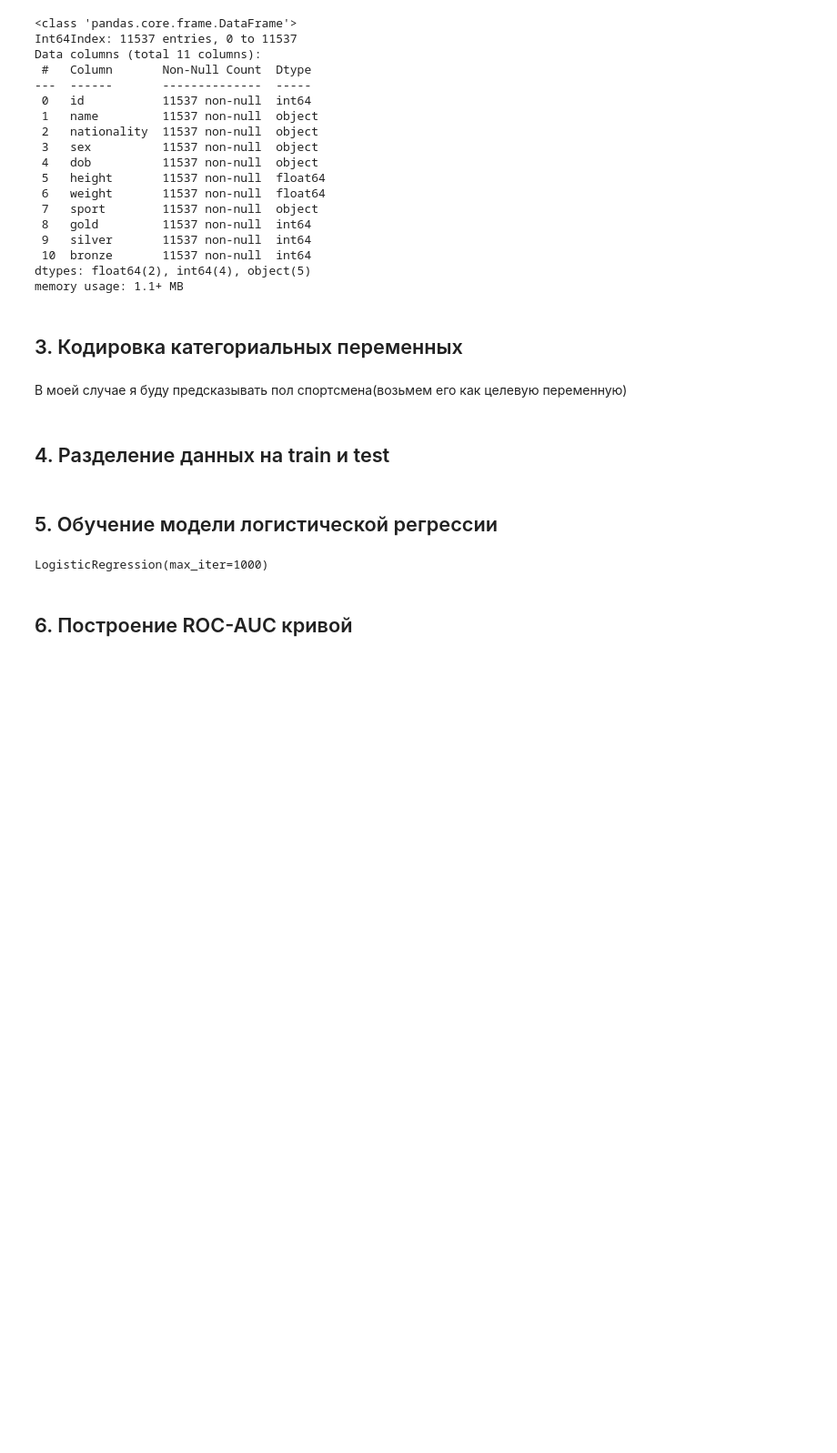
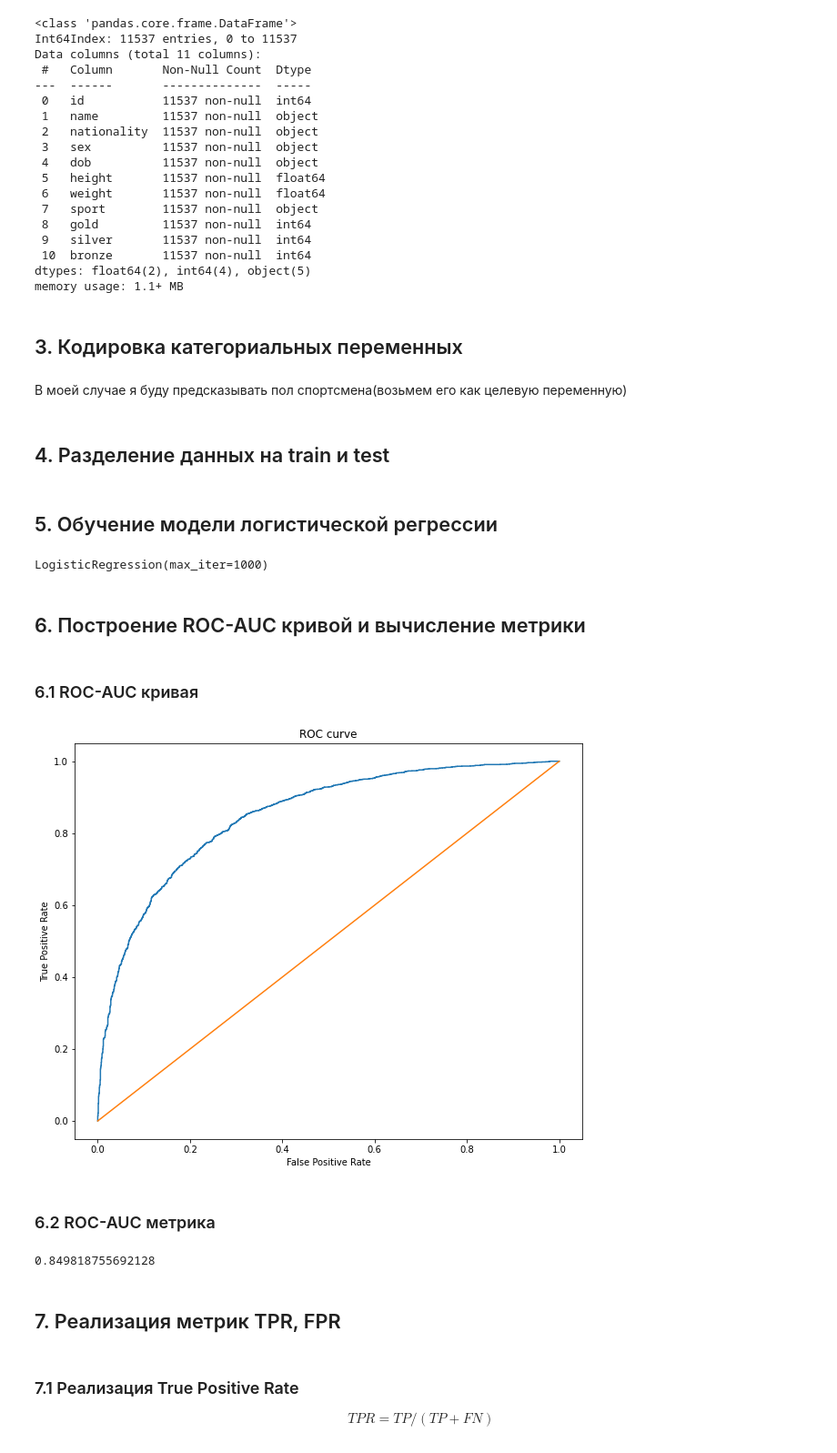
Before and after one commit to mmigur/FEML-NetoProd-, a Jupyter notebook: HW3/HW3.ipynb, the cells around one changed output. Shown at 91% size. Cells and saved outputs as stored; diff of their text form; code cells hidden in the pictures; blank space fills up the shorter version.

```diff
--- a/HW3/HW3.ipynb
+++ b/HW3/HW3.ipynb
@@ -108,4 +113,32 @@ log_reg_model.fit(X_train, y_train)
 # %% [output]
 LogisticRegression(max_iter=1000)
 # %% [markdown]
-## 6. Построение ROC-AUC кривой
+## 6. Построение ROC-AUC кривой и вычисление метрики
+# %% [markdown]
+### 6.1 ROC-AUC кривая
+# %%
+y_predict_proba = log_reg_model.predict_proba(X_test)
+y_true = y_test
+# %%
+fpr, tpr, thresholds = roc_curve(y_true, y_predict_proba[:, 1])
+# %%
+plt.figure(figsize=(10, 8))
+plt.plot(fpr, tpr)
+plt.plot([0, 1], [0, 1])
+plt.xlabel('False Positive Rate')
+plt.ylabel('True Positive Rate')
+plt.title('ROC curve')
+plt.show()
+# %% [output]
+[figure, added]
+# %% [markdown]
+### 6.2 ROC-AUC метрика
+# %%
+roc_auc_score(y_true, y_predict_proba[:, 1])
+# %% [output]
+0.849818755692128
+# %% [markdown]
+## 7. Реализация метрик TPR, FPR
+# %% [markdown]
+### 7.1 Реализация True Positive Rate
+$$TPR = TP/(TP+FN)$$
```
Also changed, not shown: parts of 19 cells of this notebook.
